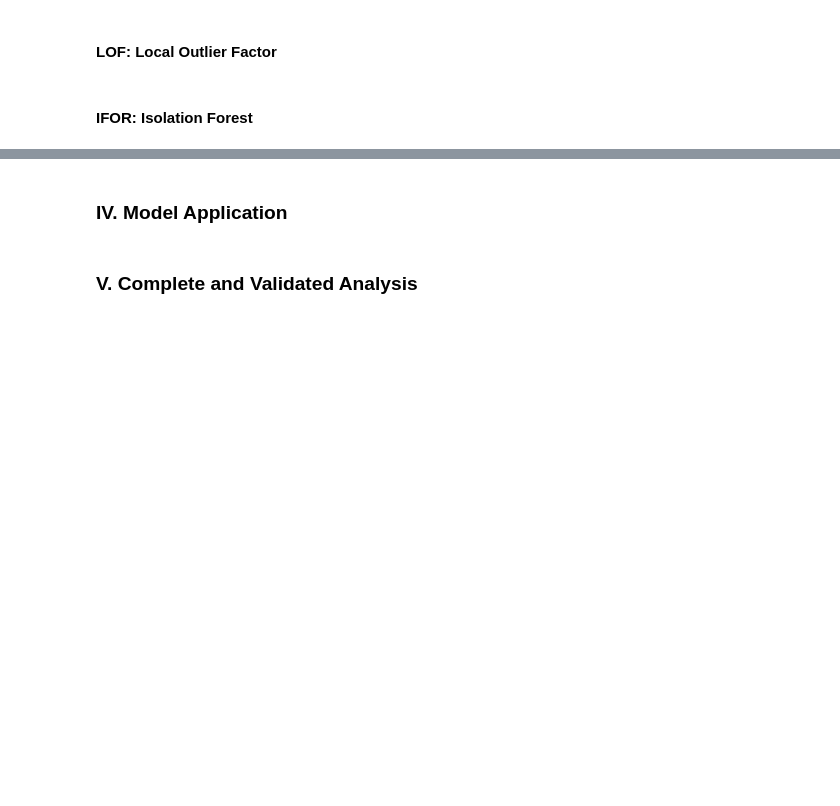
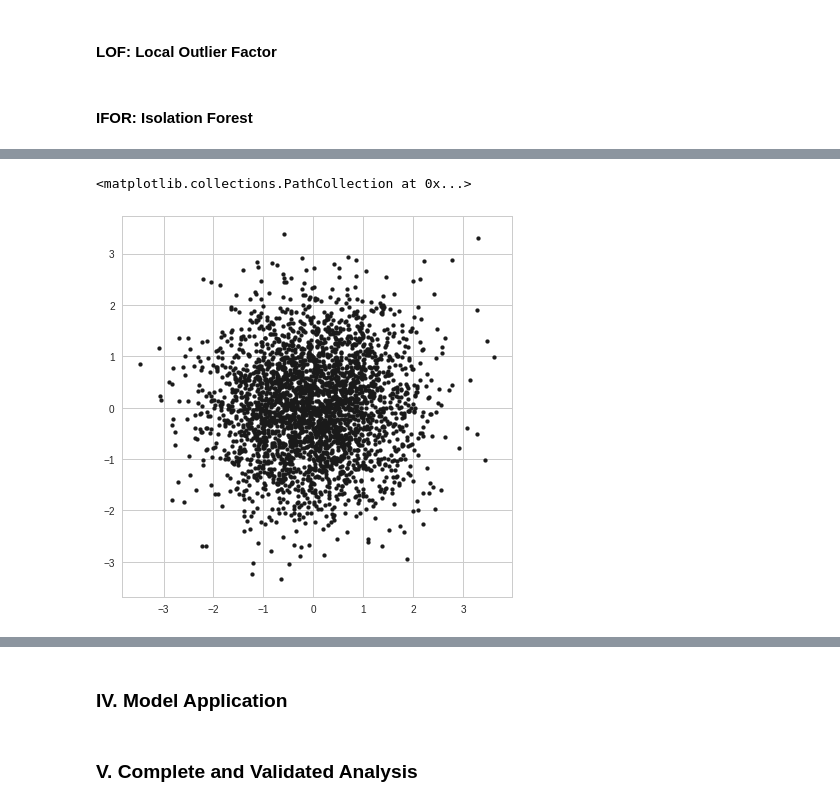
Before and after one commit to awenare/Fraud-Detection, a Jupyter notebook: Fraud_Detection_Project_Tina_Kovacova.ipynb, the cells around one changed output, grey strips where cells are left out. Cells and saved outputs as stored; diff of their text form; code cells hidden in the pictures; blank space fills up the shorter version.

```diff
--- a/Fraud_Detection_Project_Tina_Kovacova.ipynb
+++ b/Fraud_Detection_Project_Tina_Kovacova.ipynb
@@ -202,0 +272,27 @@ The main models examined in this case will be
+# %%
+# SAMPLE
+
+%matplotlib inline
+import matplotlib.pyplot as plt
+import numpy as np
+from scipy.stats import multivariate_normal
+import random as rn
+import iso_forest as iso
+import seaborn as sb
+sb.set_style(style="whitegrid")
+sb.set_color_codes()
+
+
+mean = [0, 0]
+cov = [[1, 0], [0, 1]]  # diagonal covariance
+Nobjs = 3000
+x, y = np.random.multivariate_normal(mean, cov, Nobjs).T
+#Add manual outlier
+x[0]=3.3
+y[0]=3.3
+X=np.array([x,y]).T
+plt.figure(figsize=(7,7))
+plt.scatter(x,y,s=15,facecolor='k',edgecolor='k')
+# %% [output]
+<matplotlib.collections.PathCollection at 0x...>
+[figure, added]
```
Also changed, not shown: parts of 15 cells of this notebook.
